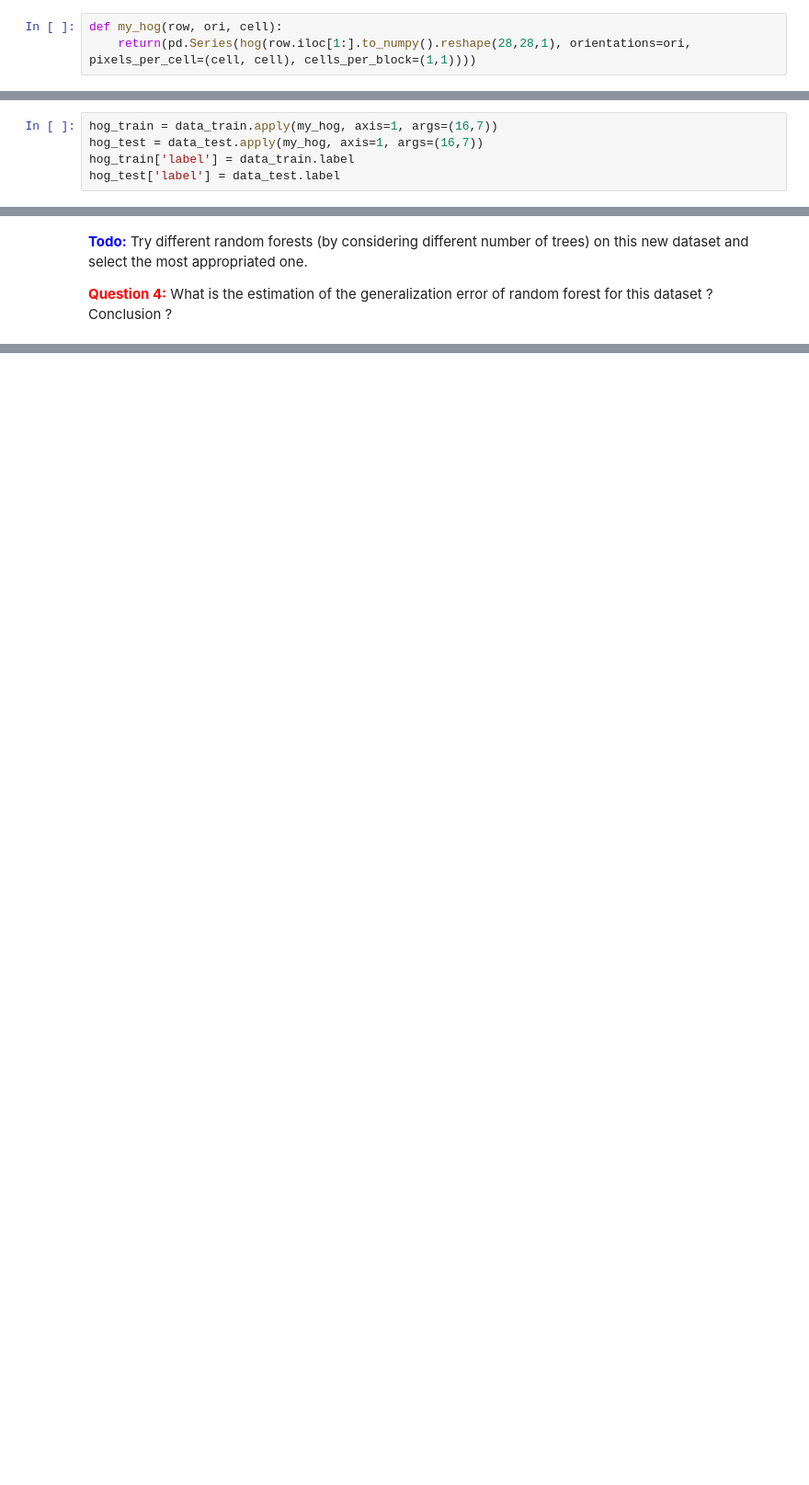
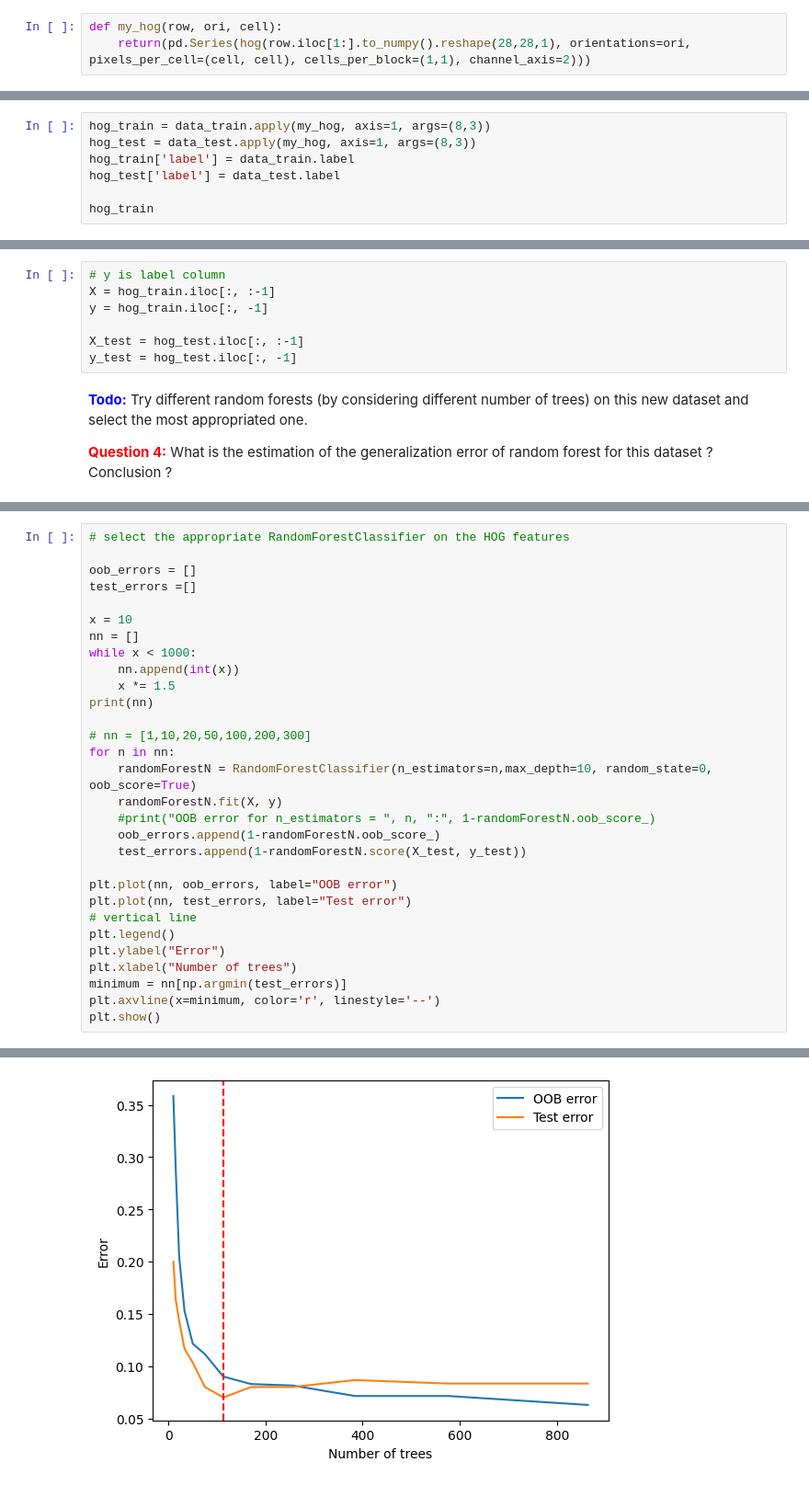
Before and after one commit to FenrirWolf4566/TP-AA-3, a Jupyter notebook: TP3_Random_Forest_student.ipynb, the cells around one changed output, grey strips where cells are left out. Shown at 92% size. Drawn from its saved outputs; the diff is of its cells as text; blank space fills up the shorter version.

```diff
--- a/TP3_Random_Forest_student.ipynb
+++ b/TP3_Random_Forest_student.ipynb
@@ -69,4 +208,4 @@ You will now use HOG representations of images to try to improve the classificat
 We compute the new training and test set with HOG representations with 8 orientations and cells of $14\times14$ pixels (you can change after).
 # %%
 def my_hog(row, ori, cell):
-    return(pd.Series(hog(row.iloc[1:].to_numpy().reshape(28,28,1), orientations=ori, pixels_per_cell=(cell, cell), cells_per_block=(1,1))))
+    return(pd.Series(hog(row.iloc[1:].to_numpy().reshape(28,28,1), orientations=ori, pixels_per_cell=(cell, cell), cells_per_block=(1,1), channel_axis=2)))
@@ -73,5 +228,7 @@ def my_hog(row, ori, cell):
 # %%
-hog_train = data_train.apply(my_hog, axis=1, args=(16,7))
-hog_test = data_test.apply(my_hog, axis=1, args=(16,7))
+hog_train = data_train.apply(my_hog, axis=1, args=(8,3))
+hog_test = data_test.apply(my_hog, axis=1, args=(8,3))
 hog_train['label'] = data_train.label
 hog_test['label'] = data_test.label
+
+hog_train
@@ -78,3 +249,10 @@ hog_test['label'] = data_test.label
+# %%
+# y is label column
+X = hog_train.iloc[:, :-1]
+y = hog_train.iloc[:, -1]
+
+X_test = hog_test.iloc[:, :-1]
+y_test = hog_test.iloc[:, -1]
 # %% [markdown]
 <font color="blue">**Todo:**</font> Try different random forests (by considering different number of trees) on this new dataset and select the most appropriated one.
 
@@ -87,0 +262,31 @@ What is the estimation of the generalization error of random forest for this dat
+# %%
+# select the appropriate RandomForestClassifier on the HOG features
+
+oob_errors = []
+test_errors =[]
+
+x = 10
+nn = []
+while x < 1000:
+    nn.append(int(x))
+    x *= 1.5
+print(nn)
+
+# nn = [1,10,20,50,100,200,300]
+for n in nn:
+    randomForestN = RandomForestClassifier(n_estimators=n,max_depth=10, random_state=0, oob_score=True)
+    randomForestN.fit(X, y)
+    #print("OOB error for n_estimators = ", n, ":", 1-randomForestN.oob_score_)
+    oob_errors.append(1-randomForestN.oob_score_)
+    test_errors.append(1-randomForestN.score(X_test, y_test))
+
+plt.plot(nn, oob_errors, label="OOB error")
+plt.plot(nn, test_errors, label="Test error")
+# vertical line
+plt.legend()
+plt.ylabel("Error")
+plt.xlabel("Number of trees")
+minimum = nn[np.argmin(test_errors)]
+plt.axvline(x=minimum, color='r', linestyle='--')
+plt.show()
+# %% [output]
@@ -87,0 +294 @@ What is the estimation of the generalization error of random forest for this dat
+[figure, added]
```
Also changed, not shown: parts of 23 cells of this notebook.
